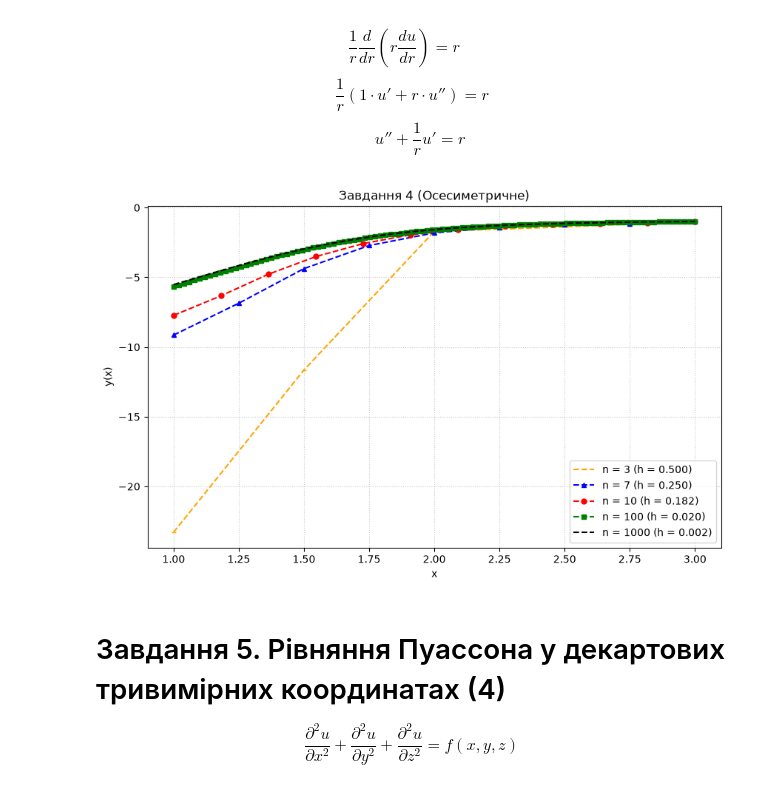
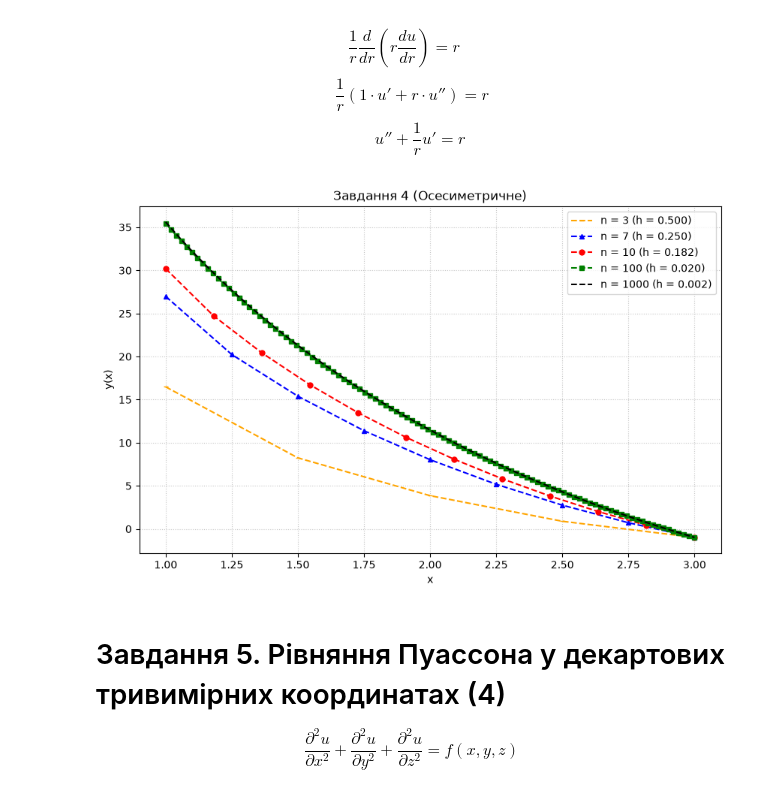
Before and after one commit to KlymentievMaksym/BMMNS, a Jupyter notebook: labs/lab1/lab1.ipynb, the cells around one changed output. Cells and saved outputs as stored; diff of their text form; code cells hidden in the pictures.

```diff
--- a/labs/lab1/lab1.ipynb
+++ b/labs/lab1/lab1.ipynb
@@ -26,7 +27,11 @@ def plot_comparisons(
         task_name: str,
         modify_array_func,
         modify_yse_func,
-        limits: tuple[float, float],
+        P: Callable[[np.ndarray[tuple[int], np.dtype[np.float64]]], np.ndarray[tuple[int], np.dtype[np.float64]]],
+        Q: Callable[[np.ndarray[tuple[int], np.dtype[np.float64]]], np.ndarray[tuple[int], np.dtype[np.float64]]],
+        R: Callable[[np.ndarray[tuple[int], np.dtype[np.float64]]], np.ndarray[tuple[int], np.dtype[np.float64]]],
+        f: Callable[[np.ndarray[tuple[int], np.dtype[np.float64]]], np.ndarray[tuple[int], np.dtype[np.float64]]],
+        limits: list[float | int],
         y_start: float,
         y_end: float
     ) -> None:
@@ -39,10 +44,10 @@ def plot_comparisons(
 
     for n, color, marker in zip(ns, colors, markers):
         y_approx = solve_task1(
-            P=lambda x: 1 + 0*x,
-            Q=lambda x: x**2,
-            R=lambda x: 1 + 0*x,
-            f=lambda x: np.sin(x),
+            P=P,
+            Q=Q,
+            R=R,
+            f=f,
             y_start=y_start,
             y_end=y_end,
             limits=limits,
@@ -681,35 +916,38 @@ def modify_array_task4(A: np.ndarray, B: np.ndarray, C: np.ndarray, D: np.ndarra
     B[0] += A_0 * beta_1 / (beta_1 - alpha_1 * h)
     D[0] += A_0 * (u_start * h) / (beta_1 - alpha_1 * h)
     D[-1] -= C_np * u_end
 
 def modify_yse_task4(u_start: float, u_end: float, u_inside: np.ndarray, h: float) -> tuple[float, float]:
     u_start = (beta_1 * u_inside[0] - h * u_start) / (beta_1 - alpha_1 * h)
-    u_end = u_end
     return u_start, u_end
 
 u_task4 = solve_task1(
     P=lambda r: 1 + 0*r,
     Q=lambda r: 1/r,
     R=lambda r: 0*r,
     f=lambda r: r,
     y_start=0,
     y_end=np.cos(3),
     limits=[1, 3],
     modify_array=modify_array_task4,
     modify_yse=modify_yse_task4,
     n=50
 )
 
 plot_comparisons(
     task_name="Завдання 4 (Осесиметричне)",
     modify_array_func=modify_array_task4,
     modify_yse_func=modify_yse_task4,
+    P=lambda r: 1 + 0*r,
+    Q=lambda r: 1/r,
+    R=lambda r: 0*r,
+    f=lambda r: r,
     limits=[1, 3],
     y_start=0,
     y_end=np.cos(3)
 )
 # %% [output]
-[figure, old version]
+[figure, new version]
 # %% [markdown]
 # Завдання 5. Рівняння Пуассона у декартових тривимірних координатах (4)
 $$
```
Also changed, not shown: parts of 14 cells of this notebook.
